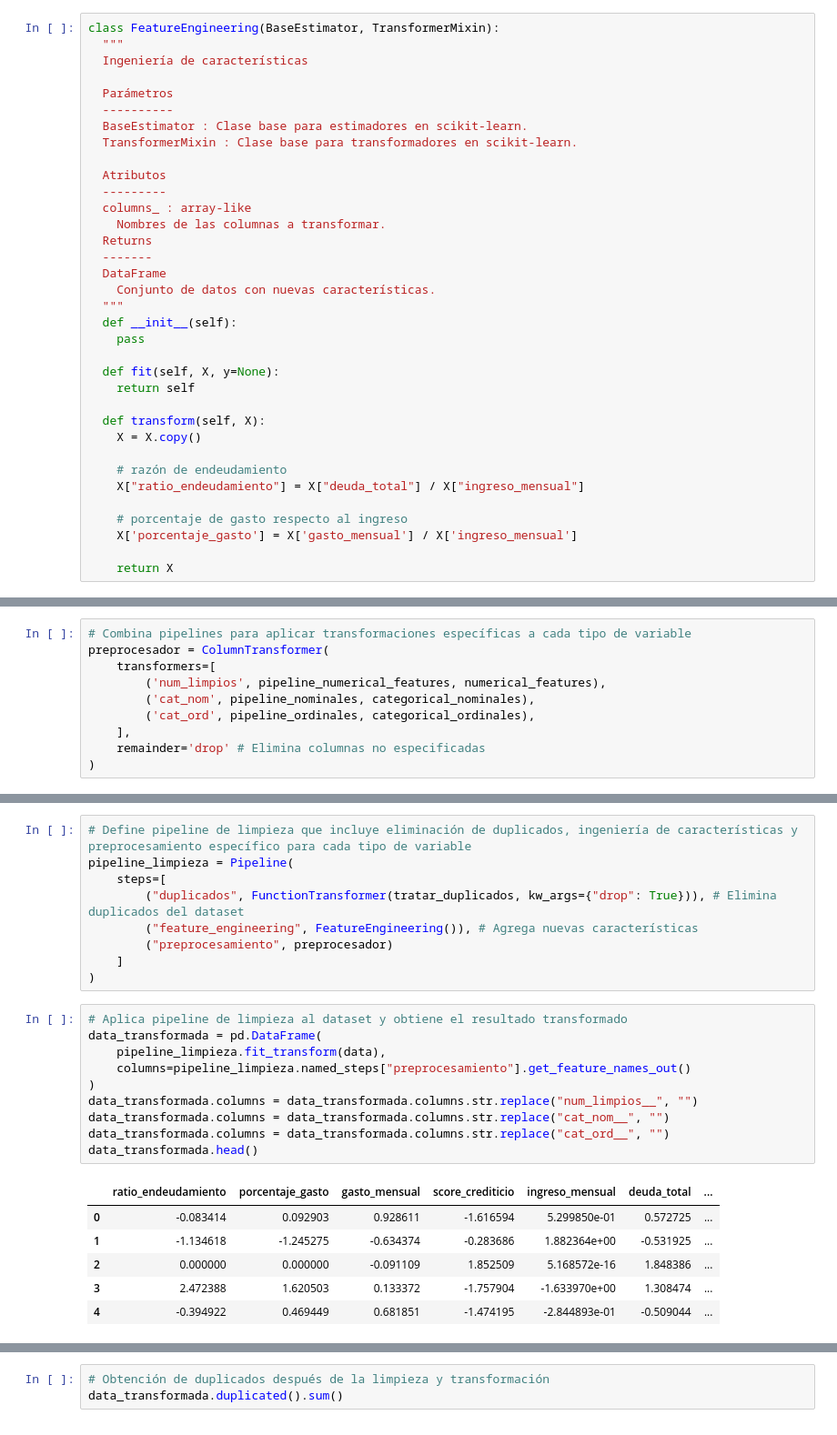
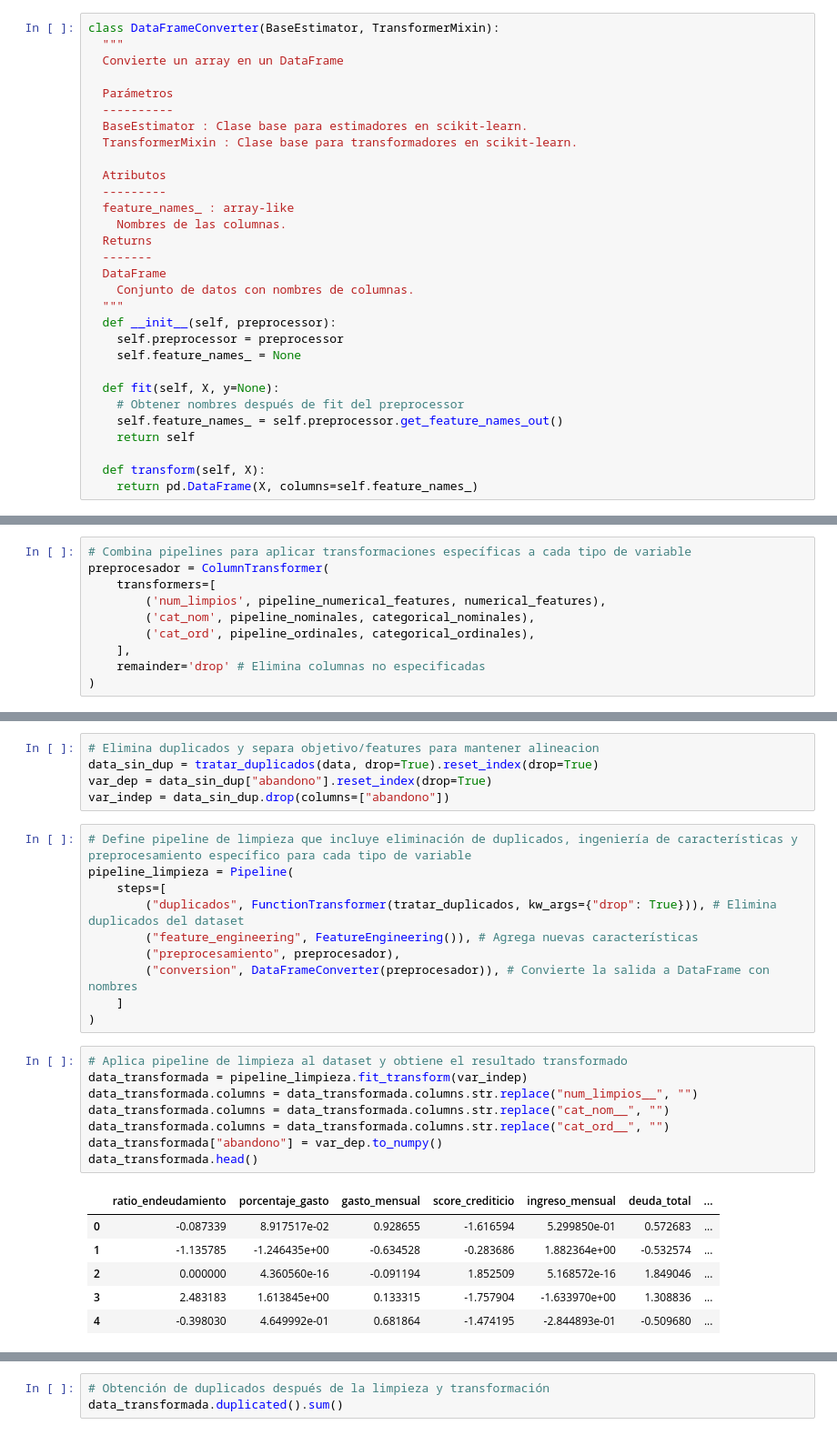
Before and after one commit to Octaviochavez/analitica_clientes, a Jupyter notebook: notebooks/preparación_de_datos_notebook.ipynb, the cells around one changed output, grey strips where cells are left out. Shown at 91% size. Drawn from its saved outputs; the diff is of its cells as text.

```diff
--- a/notebooks/Proyecto_Semestral_Programacion_Ciencia_Datos.ipynb
+++ b/notebooks/preparación_de_datos_notebook.ipynb
@@ -293,7 +443,7 @@ def tratar_duplicados(X : pd.DataFrame, drop = True):
 # %%
-class FeatureEngineering(BaseEstimator, TransformerMixin):
+class DataFrameConverter(BaseEstimator, TransformerMixin):
   """
-  Ingeniería de características
+  Convierte un array en un DataFrame
 
   Parámetros
   ----------
@@ -302,27 +452,22 @@ class FeatureEngineering(BaseEstimator, TransformerMixin):
 
   Atributos
   ---------
-  columns_ : array-like
-    Nombres de las columnas a transformar.
+  feature_names_ : array-like
+    Nombres de las columnas.
   Returns
   -------
   DataFrame
-    Conjunto de datos con nuevas características.
+    Conjunto de datos con nombres de columnas.
   """
-  def __init__(self):
-    pass
+  def __init__(self, preprocessor):
+    self.preprocessor = preprocessor
+    self.feature_names_ = None
 
   def fit(self, X, y=None):
+    # Obtener nombres después de fit del preprocessor
+    self.feature_names_ = self.preprocessor.get_feature_names_out()
     return self
 
   def transform(self, X):
-    X = X.copy()
-
-    # razón de endeudamiento
-    X["ratio_endeudamiento"] = X["deuda_total"] / X["ingreso_mensual"]
-
-    # porcentaje de gasto respecto al ingreso
-    X['porcentaje_gasto'] = X['gasto_mensual'] / X['ingreso_mensual']
-
-    return X
+    return pd.DataFrame(X, columns=self.feature_names_)
 # %% [markdown]
@@ -372,26 +517,30 @@ preprocesador = ColumnTransformer(
+# %%
+# Elimina duplicados y separa objetivo/features para mantener alineacion
+data_sin_dup = tratar_duplicados(data, drop=True).reset_index(drop=True)
+var_dep = data_sin_dup["abandono"].reset_index(drop=True)
+var_indep = data_sin_dup.drop(columns=["abandono"])
 # %%
 # Define pipeline de limpieza que incluye eliminación de duplicados, ingeniería de características y preprocesamiento específico para cada tipo de variable
 pipeline_limpieza = Pipeline(
     steps=[
         ("duplicados", FunctionTransformer(tratar_duplicados, kw_args={"drop": True})), # Elimina duplicados del dataset
         ("feature_engineering", FeatureEngineering()), # Agrega nuevas características
-        ("preprocesamiento", preprocesador)
+        ("preprocesamiento", preprocesador),
+        ("conversion", DataFrameConverter(preprocesador)), # Convierte la salida a DataFrame con nombres
     ]
 )
 # %%
 # Aplica pipeline de limpieza al dataset y obtiene el resultado transformado
-data_transformada = pd.DataFrame(
-    pipeline_limpieza.fit_transform(data),
-    columns=pipeline_limpieza.named_steps["preprocesamiento"].get_feature_names_out()
-)
+data_transformada = pipeline_limpieza.fit_transform(var_indep)
 data_transformada.columns = data_transformada.columns.str.replace("num_limpios__", "")
 data_transformada.columns = data_transformada.columns.str.replace("cat_nom__", "")
 data_transformada.columns = data_transformada.columns.str.replace("cat_ord__", "")
+data_transformada["abandono"] = var_dep.to_numpy()
 data_transformada.head()
 # %% [output]
 |  | ratio_endeudamiento | porcentaje_gasto | gasto_mensual | score_crediticio | ingreso_mensual | deuda_total | ... |
-| 0 | -0.083414 | 0.092903 | 0.928611 | -1.616594 | 5.299850e-01 | 0.572725 | ... |
-| 1 | -1.134618 | -1.245275 | -0.634374 | -0.283686 | 1.882364e+00 | -0.531925 | ... |
-| 2 | 0.000000 | 0.000000 | -0.091109 | 1.852509 | 5.168572e-16 | 1.848386 | ... |
-| 3 | 2.472388 | 1.620503 | 0.133372 | -1.757904 | -1.633970e+00 | 1.308474 | ... |
-| 4 | -0.394922 | 0.469449 | 0.681851 | -1.474195 | -2.844893e-01 | -0.509044 | ... |
+| 0 | -0.087339 | 8.917517e-02 | 0.928655 | -1.616594 | 5.299850e-01 | 0.572683 | ... |
+| 1 | -1.135785 | -1.246435e+00 | -0.634528 | -0.283686 | 1.882364e+00 | -0.532574 | ... |
+| 2 | 0.000000 | 4.360560e-16 | -0.091194 | 1.852509 | 5.168572e-16 | 1.849046 | ... |
+| 3 | 2.483183 | 1.613845e+00 | 0.133315 | -1.757904 | -1.633970e+00 | 1.308836 | ... |
+| 4 | -0.398030 | 4.649992e-01 | 0.681864 | -1.474195 | -2.844893e-01 | -0.509680 | ... |
```
Also changed, not shown: parts of 41 cells of this notebook, 1 other file.
